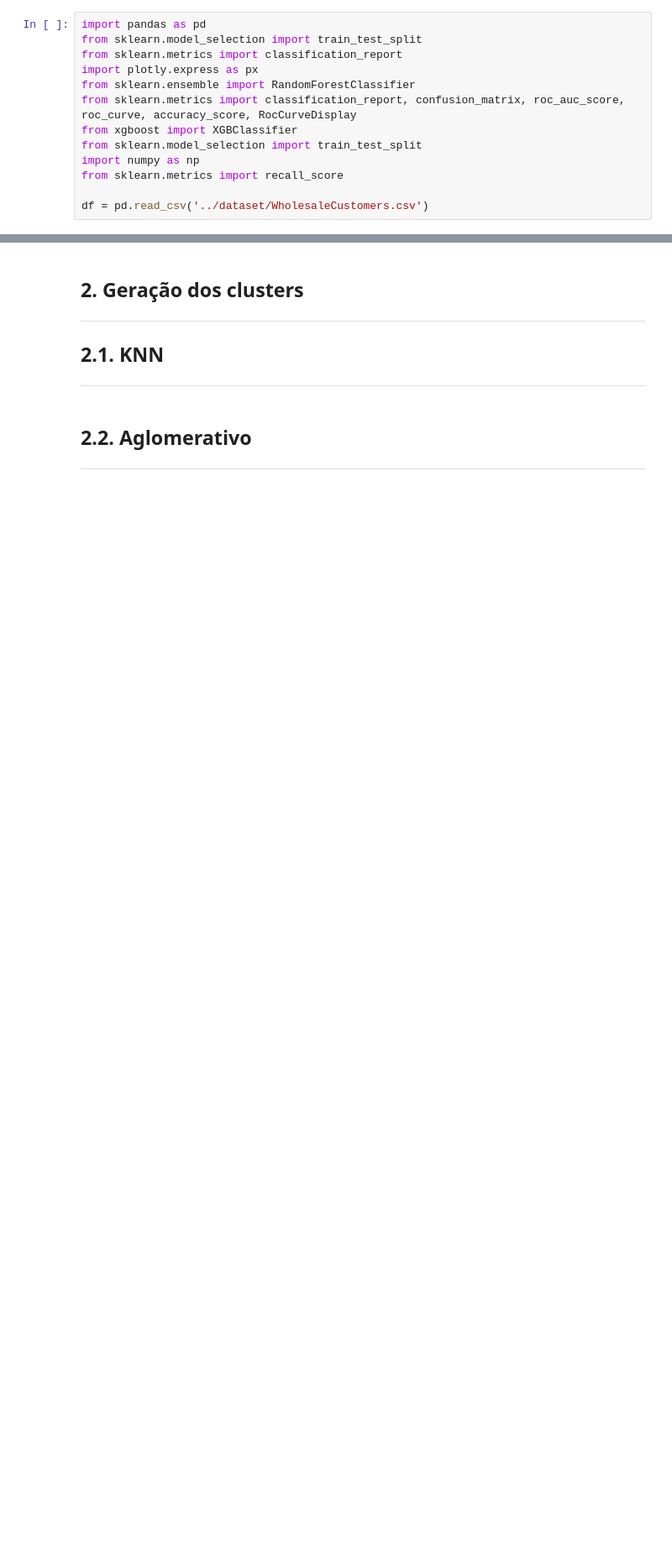
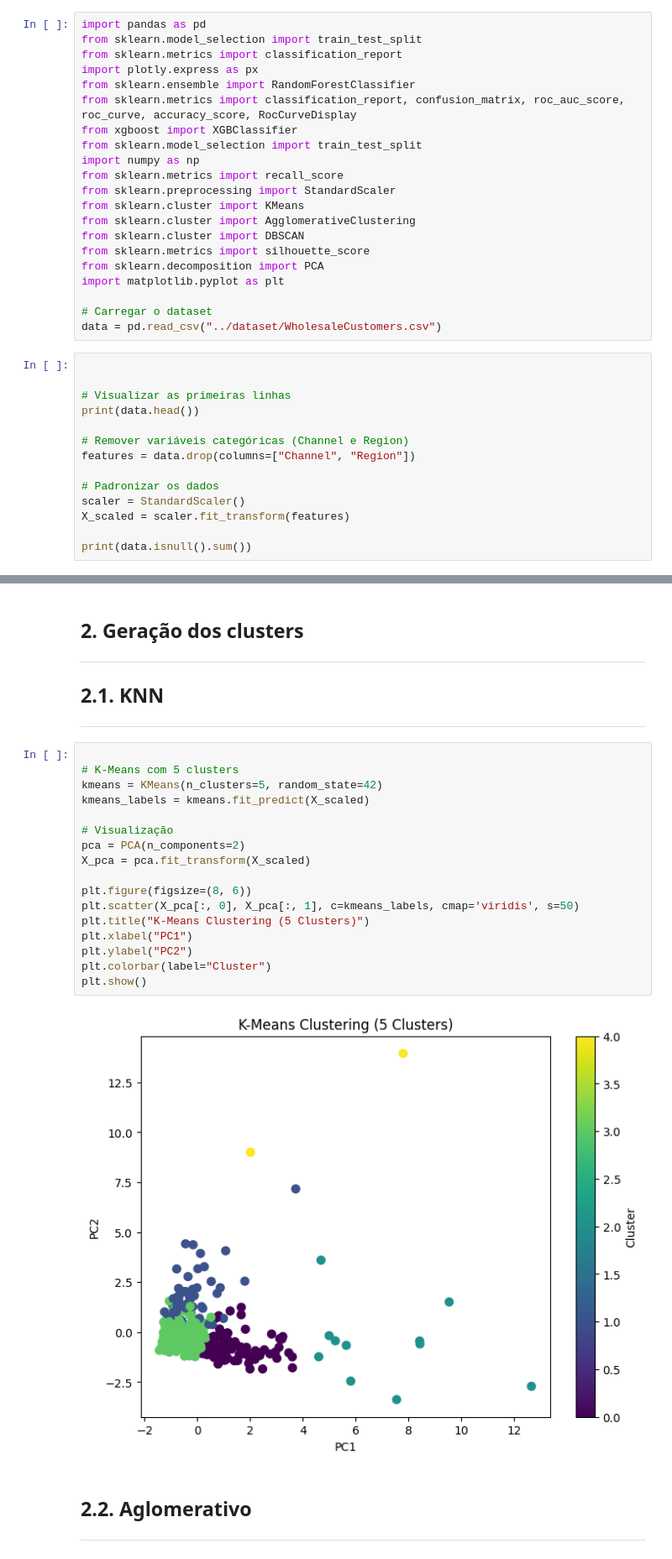
Before and after one commit to KesleyJS/TrabalhoML, a Jupyter notebook: Lista03/Lista3.ipynb, the cells around one changed output, grey strips where cells are left out. Shown at 84% size. Saved outputs shown, nothing was run; the diff lists cells and outputs as text; blank space fills up the shorter version.

Commit message:
Lista 3 primeira tentativa

```diff
--- a/Lista03/Lista3.ipynb
+++ b/Lista03/Lista3.ipynb
@@ -59,5 +59,27 @@ from xgboost import XGBClassifier
 from sklearn.model_selection import train_test_split
 import numpy as np
 from sklearn.metrics import recall_score
+from sklearn.preprocessing import StandardScaler
+from sklearn.cluster import KMeans
+from sklearn.cluster import AgglomerativeClustering
+from sklearn.cluster import DBSCAN
+from sklearn.metrics import silhouette_score
+from sklearn.decomposition import PCA
+import matplotlib.pyplot as plt
 
-df = pd.read_csv('../dataset/WholesaleCustomers.csv')
+# Carregar o dataset
+data = pd.read_csv("../dataset/WholesaleCustomers.csv")
+# %%
+
+
+# Visualizar as primeiras linhas
+print(data.head())
+
+# Remover variáveis categóricas (Channel e Region)
+features = data.drop(columns=["Channel", "Region"])
+
+# Padronizar os dados
+scaler = StandardScaler()
+X_scaled = scaler.fit_transform(features)
+
+print(data.isnull().sum())
@@ -66,6 +104,25 @@ df = pd.read_csv('../dataset/WholesaleCustomers.csv')
 --------------------
 ## 2.1. KNN
 --------------------
+# %%
+
+# K-Means com 5 clusters
+kmeans = KMeans(n_clusters=5, random_state=42)
+kmeans_labels = kmeans.fit_predict(X_scaled)
+
+# Visualização
+pca = PCA(n_components=2)
+X_pca = pca.fit_transform(X_scaled)
+
+plt.figure(figsize=(8, 6))
+plt.scatter(X_pca[:, 0], X_pca[:, 1], c=kmeans_labels, cmap='viridis', s=50)
+plt.title("K-Means Clustering (5 Clusters)")
+plt.xlabel("PC1")
+plt.ylabel("PC2")
+plt.colorbar(label="Cluster")
+plt.show()
+# %% [output]
+[figure, added]
 # %% [markdown]
 ## 2.2. Aglomerativo
 --------------------
```
Also changed, not shown: parts of 7 cells of this notebook.
